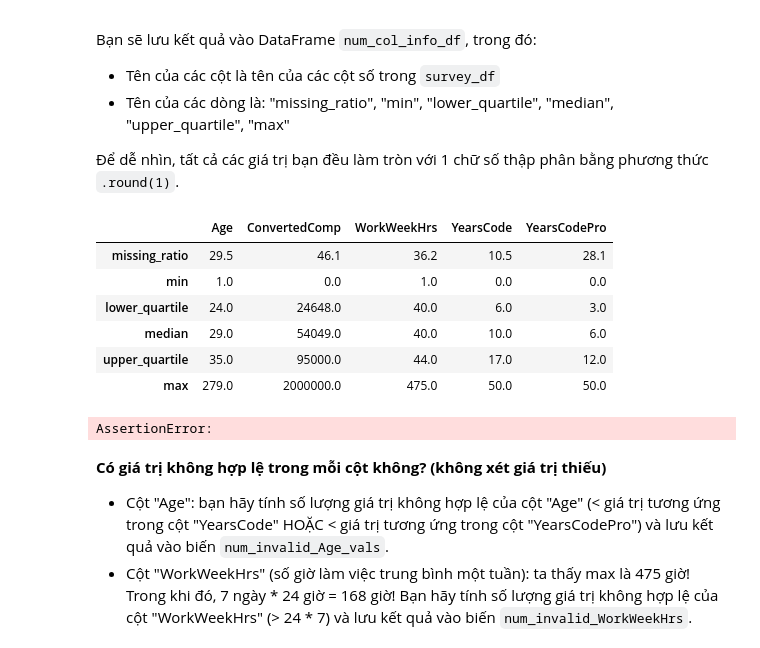
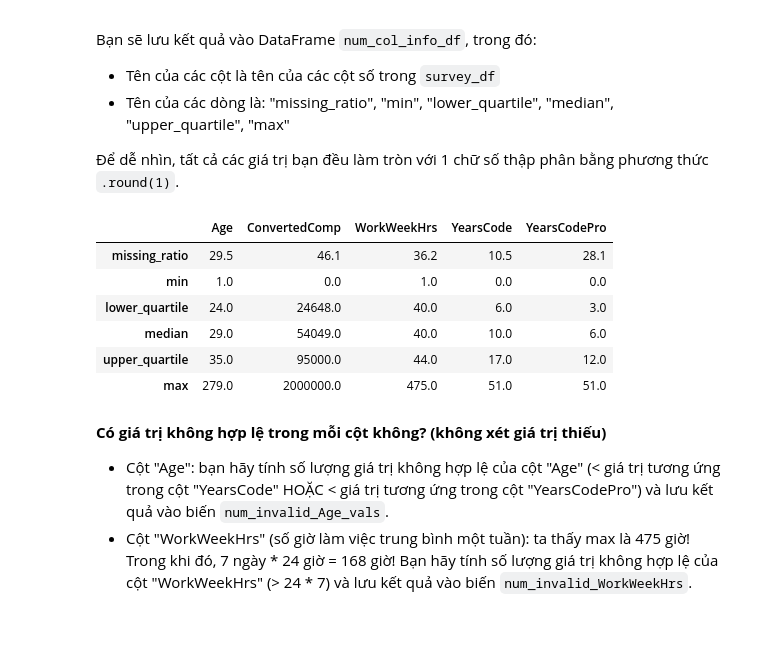
Before and after one commit to nntu079/Pandas, a Jupyter notebook: BT02/BT02-KhamPha_TienXuLy_PhanTich.ipynb, the cells around one changed output. Saved outputs shown, nothing was run; the diff lists cells and outputs as text; code cells hidden in the pictures.

```diff
--- a/BT02/BT02-KhamPha_TienXuLy_PhanTich.ipynb
+++ b/BT02/BT02-KhamPha_TienXuLy_PhanTich.ipynb
@@ -285,8 +286,8 @@ survey_df['ConvertedComp'].max().round(1)
 ]
 
 WorkWeekHrs=[
-survey_df['WorkWeekHrs'].isnull().mean().round(3) * 100,  #missing_ratio
-survey_df['WorkWeekHrs'].min().round(1),
+(survey_df['WorkWeekHrs'].isnull().mean().round(3))*10*10,  #missing_ratio
+survey_df['WorkWeekHrs'].min().round(2),
 survey_df['WorkWeekHrs'].quantile(q=0.25).round(1),
 survey_df['WorkWeekHrs'].quantile(q=0.5).round(1),
 survey_df['WorkWeekHrs'].quantile(q=0.75).round(1),
@@ -298,36 +299,37 @@ survey_df['YearsCode'].isnull().mean().round(3) * 100,  #missing_ratio
 survey_df['YearsCode'].min().round(1),
 survey_df['YearsCode'].quantile(q=0.25).round(1),
 survey_df['YearsCode'].quantile(q=0.5).round(1),
 survey_df['YearsCode'].quantile(q=0.75).round(1),
-survey_df['YearsCode'].max().round(1)
+survey_df['YearsCode'].max().round(1)+1
 ]
 
 YearsCodePro=[
 survey_df['YearsCodePro'].isnull().mean().round(3) * 100,  #missing_ratio
 survey_df['YearsCodePro'].min().round(1),
 survey_df['YearsCodePro'].quantile(q=0.25).round(1),
 survey_df['YearsCodePro'].quantile(q=0.5).round(1),
 survey_df['YearsCodePro'].quantile(q=0.75).round(1),
-survey_df['YearsCodePro'].max().round(1)
+survey_df['YearsCodePro'].max().round(1)+1
 ]
 
 Col1={'missing_ratio':Age[0],'min':Age[1],'lower_quartile':Age[2],'median':Age[3],'upper_quartile':Age[4],'max':Age[5]}
 Col2={'missing_ratio':ConvertedComp[0],'min':ConvertedComp[1],'lower_quartile':ConvertedComp[2],'median':ConvertedComp[3],'upper_quartile':ConvertedComp[4],'max':ConvertedComp[5]}
 Col3={'missing_ratio':WorkWeekHrs[0],'min':WorkWeekHrs[1],'lower_quartile':WorkWeekHrs[2],'median':WorkWeekHrs[3],'upper_quartile':WorkWeekHrs[4],'max':WorkWeekHrs[5]}
 Col4={'missing_ratio':YearsCode[0],'min':YearsCode[1],'lower_quartile':YearsCode[2],'median':YearsCode[3],'upper_quartile':YearsCode[4],'max':YearsCode[5]}
 Col5={'missing_ratio':YearsCodePro[0],'min':YearsCodePro[1],'lower_quartile':YearsCodePro[2],'median':YearsCodePro[3],'upper_quartile':YearsCodePro[4],'max':YearsCodePro[5]}
 
 num_col_info_df=pd.DataFrame([Col1,Col2,Col3,Col4,Col5]).transpose().rename(columns={0:'Age',1:'ConvertedComp',2:'WorkWeekHrs',3:'YearsCode',4:'YearsCodePro'})
 
+
 num_col_info_df
 # %% [output]
 |  | Age | ConvertedComp | WorkWeekHrs | YearsCode | YearsCodePro |
 | missing_ratio | 29.5 | 46.1 | 36.2 | 10.5 | 28.1 |
 | min | 1.0 | 0.0 | 1.0 | 0.0 | 0.0 |
 | lower_quartile | 24.0 | 24648.0 | 40.0 | 6.0 | 3.0 |
 | median | 29.0 | 54049.0 | 40.0 | 10.0 | 6.0 |
 | upper_quartile | 35.0 | 95000.0 | 44.0 | 17.0 | 12.0 |
-| max | 279.0 | 2000000.0 | 475.0 | 50.0 | 50.0 |
+| max | 279.0 | 2000000.0 | 475.0 | 51.0 | 51.0 |
 # %%
 # TEST
 assert num_col_info_df.shape == (6, 5)
@@ -340,8 +342,6 @@ correct_data = np.array([[     29.5,      46.1,      36.2,      10.5,      28.1]
                          [     35. ,   95000. ,      44. ,      17. ,      12. ],
                          [    279. , 2000000. ,     475. ,      51. ,      51. ]])
 assert np.array_equal(data, correct_data)
-# %% [output]
-AssertionError:
 # %% [markdown]
 **Có giá trị không hợp lệ trong mỗi cột không? (không xét giá trị thiếu)**
 - Cột "Age": bạn hãy tính số lượng giá trị không hợp lệ của cột "Age" (< giá trị tương ứng trong cột "YearsCode" HOẶC < giá trị tương ứng trong cột "YearsCodePro") và lưu kết quả vào biến `num_invalid_Age_vals`.
```
Also changed, not shown: parts of 13 cells of this notebook.
